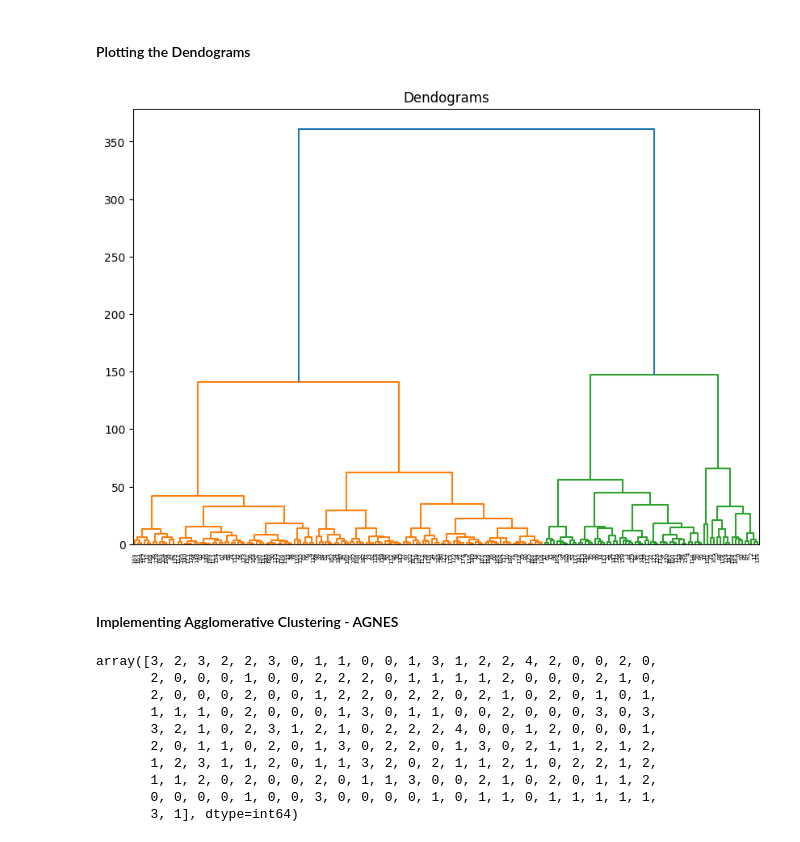
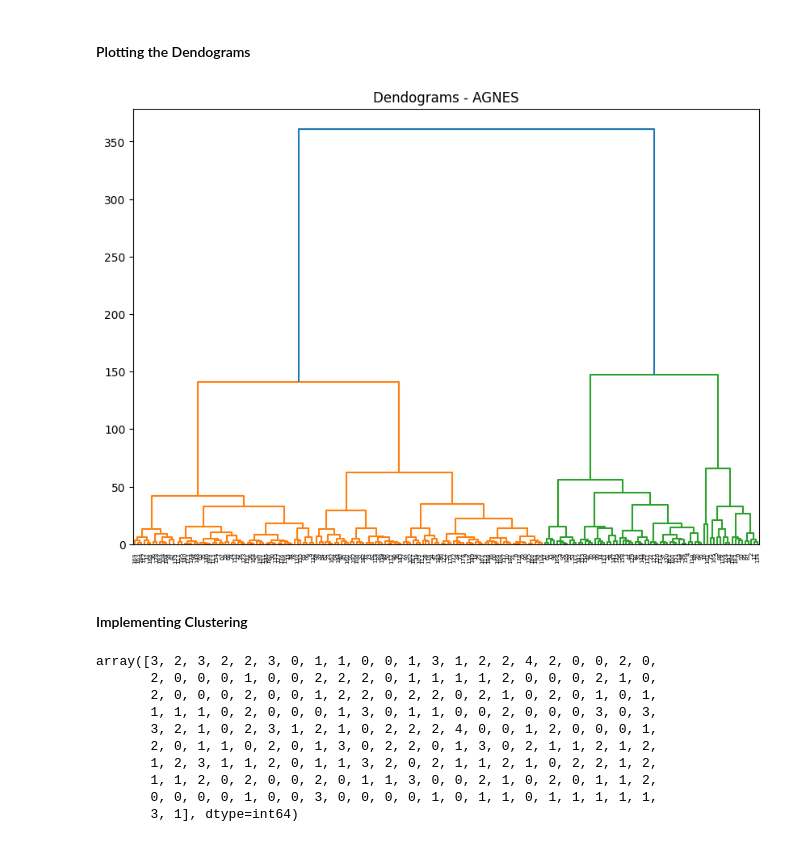
Before and after one commit to ayushjain01/ML-Lab, a Jupyter notebook: Part B/UnSupervised Learning Algorithms - Hierarchical Clustering.ipynb, the cells around one changed output. Drawn from its saved outputs; the diff is of its cells as text; code cells hidden in the pictures.

```diff
--- a/Part B/UnSupervised Learning Algorithms - Hierarchical Clustering.ipynb
+++ b/Part B/UnSupervised Learning Algorithms - Hierarchical Clustering.ipynb
@@ -28,12 +30,12 @@ df.head()
 #### Plotting the Dendograms
 # %%
 plt.figure(figsize=(10, 7))
-plt.title("Dendograms")
+plt.title("Dendograms - AGNES")
 dend = shc.dendrogram(shc.linkage(df, method='ward',metric="euclidean"))
 # %% [output]
-[figure, old version]
+[figure, new version]
 # %% [markdown]
-#### Implementing Agglomerative Clustering - AGNES
+#### Implementing Clustering
 # %%
 from sklearn.cluster import AgglomerativeClustering
 
```
Also changed, not shown: parts of 9 cells of this notebook, 1 other file.
